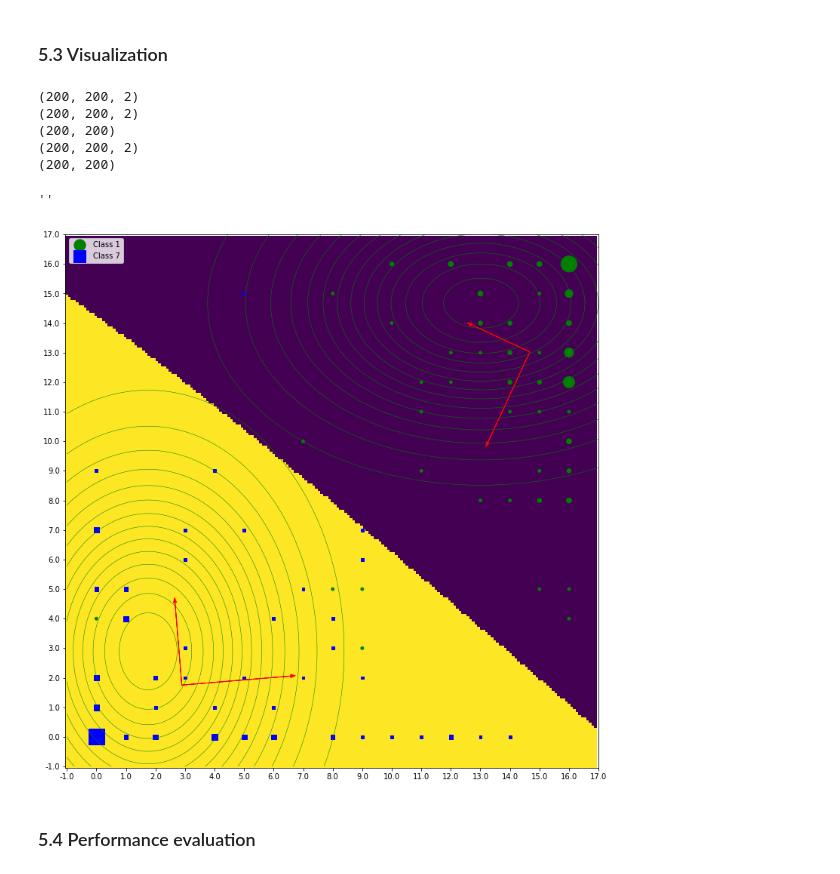
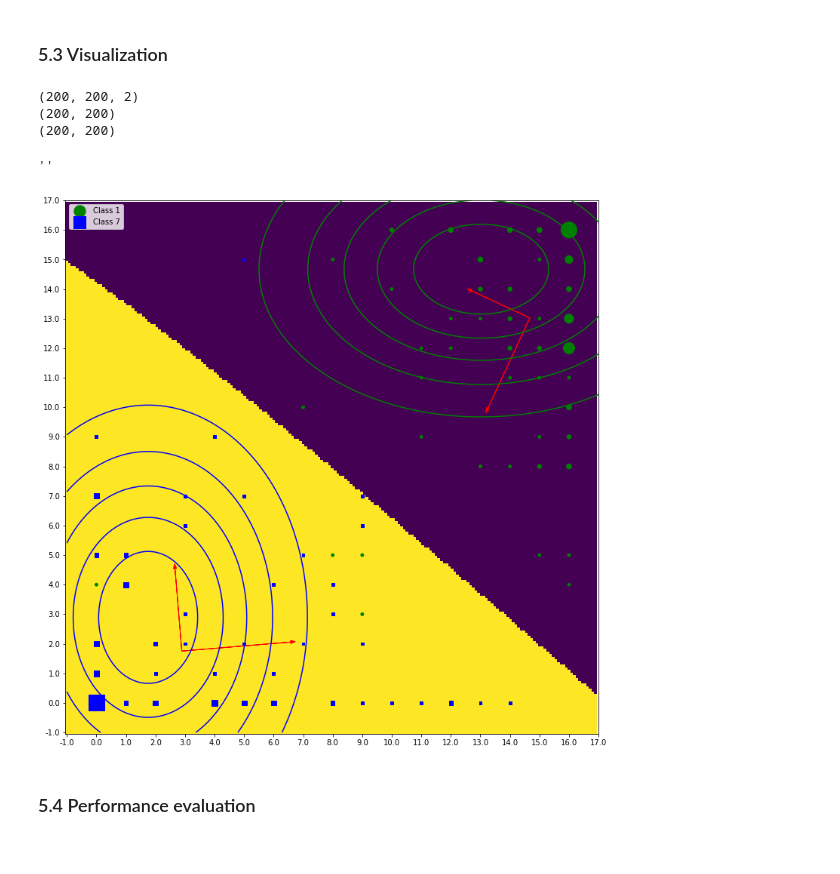
Before and after one commit to LarsKue/FML, a Jupyter notebook: ex02/qda-lda-nico.ipynb, the cells around one changed output. Saved outputs shown, nothing was run; the diff lists cells and outputs as text; code cells hidden in the pictures.

Commit message:
contour corrected

```diff
--- a/ex02/qda-lda-nico.ipynb
+++ b/ex02/qda-lda-nico.ipynb
@@ -274,12 +274,13 @@ unique_x_train_7, count_x_train_7 = np.unique(reduced_x_train[:,y_train == 7], a
 grid = np.array(np.meshgrid(np.linspace(-1,17,200), np.linspace(-1,17,200))).T
 print(grid.shape)
 
-for k, Sigma_k in enumerate(covmat):
+for k, (Sigma_k, color) in enumerate(zip(covmat, ["green", "blue"])):
     Sigma_k_inverse = np.linalg.inv(Sigma_k)
     Sigma_det = np.linalg.det(Sigma_k)
 
+    #print(mu[k])
     diff = grid - mu[k]
-    print(diff.shape)
+    #print(diff)
 
     prod = (diff[:,:,:,np.newaxis] * Sigma_k_inverse).sum(axis=3)
     exponent = -0.5 * (prod * diff).sum(axis=2)
@@ -290,38 +291,11 @@ for k, Sigma_k in enumerate(covmat):
     print(zi.shape)
 
     xi, yi = np.meshgrid(np.linspace(0,200,200), np.linspace(0,200,200))
-    CS = plt.contour(xi, yi, zi, 15, linewidths=0.5, colors='green')
+    CS = plt.contour(xi, yi, zi, 5, linewidths=1.5, colors=color)
 
 
 
 
-"""
-
-
-Sigma_inverse = []
-Sigma_det = []
-for Sigma_k in covmat:
-    Sigma_inverse.append(np.linalg.inv(Sigma_k))
-    Sigma_det.append(np.linalg.det(Sigma_k))
-Sigma_inverse = np.array(Sigma_inverse)
-Sigma_det = np.array(Sigma_det)
-
-diff = grid[:,:,np.newaxis] - mu
-print(diff)
-prod = (diff[:,:,:,np.newaxis] * Sigma_inverse).sum(axis=3)
-exponent = -0.5 * (prod * diff).sum(axis=2)
-
-#print(exponent)
-N = 1 / (np.sqrt((2*np.pi)**2)*Sigma_det)
-#print(N)
-
-zi = N * np.exp(exponent)
-print(zi.shape)
-
-xi, yi = np.meshgrid(np.linspace(0,200,200), np.linspace(0,200,200))
-#CS = plt.contour(xi, yi, zi, 15, linewidths=0.5, colors='green')
-
-"""
 
 
 data = []
@@ -329,36 +303,34 @@ grid = np.array(np.meshgrid(np.linspace(-1,17,200), np.linspace(-1,17,200)))
 for i in range(200):
     data.append(predict_qda(mu, covmat, p, grid[:,:,i].T))
 
 plt.imshow(np.array(data), interpolation='nearest', origin='lower')
 plt.scatter((unique_x_train_1[0]+1)*200./18, (unique_x_train_1[1]+1)*200./18, s=15*count_x_train_1, color="green", marker="o", label="Class 1")
 plt.scatter((unique_x_train_7[0]+1)*200./18, (unique_x_train_7[1]+1)*200./18, s=15*count_x_train_7, color="blue", marker="s", label="Class 7")
 plt.xticks(np.linspace(0,200,19), np.linspace(-1,17,19))
 plt.yticks(np.linspace(0,200,19), np.linspace(-1,17,19))
 
 
 #print(mu[0])
 for Sigma_k, mu_k in zip(covmat, mu):
     eigenvalues, eigenvector = np.linalg.eig(Sigma_k)
     scaled_eigenvectors = eigenvector * np.sqrt(eigenvalues)
     #print(scaled_eigenvectors)
 
     plt.arrow(*((mu_k+1)*200./18), *(scaled_eigenvectors.T[0]*200./18), color="red", head_width=1.2)
     plt.arrow(*((mu_k+1)*200./18), *(scaled_eigenvectors.T[1]*200./18), color="red", head_width=1.2)
 
 
 
 
 plt.legend(loc="upper left")
 
 ;
 # %% [output]
-(200, 200, 2)
 (200, 200, 2)
 (200, 200)
-(200, 200, 2)
 (200, 200)
 ''
-[figure, old version]
+[figure, new version]
 # %% [markdown]
 ### 5.4 Performance evaluation
 # %%
```
